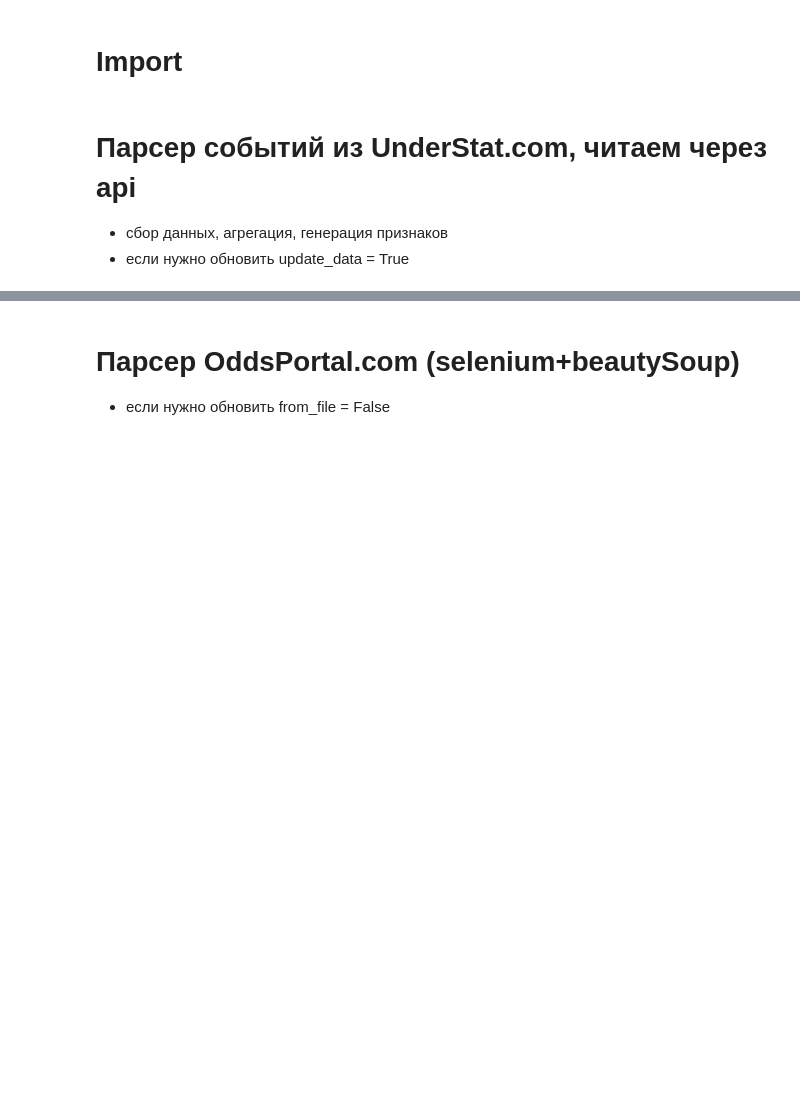
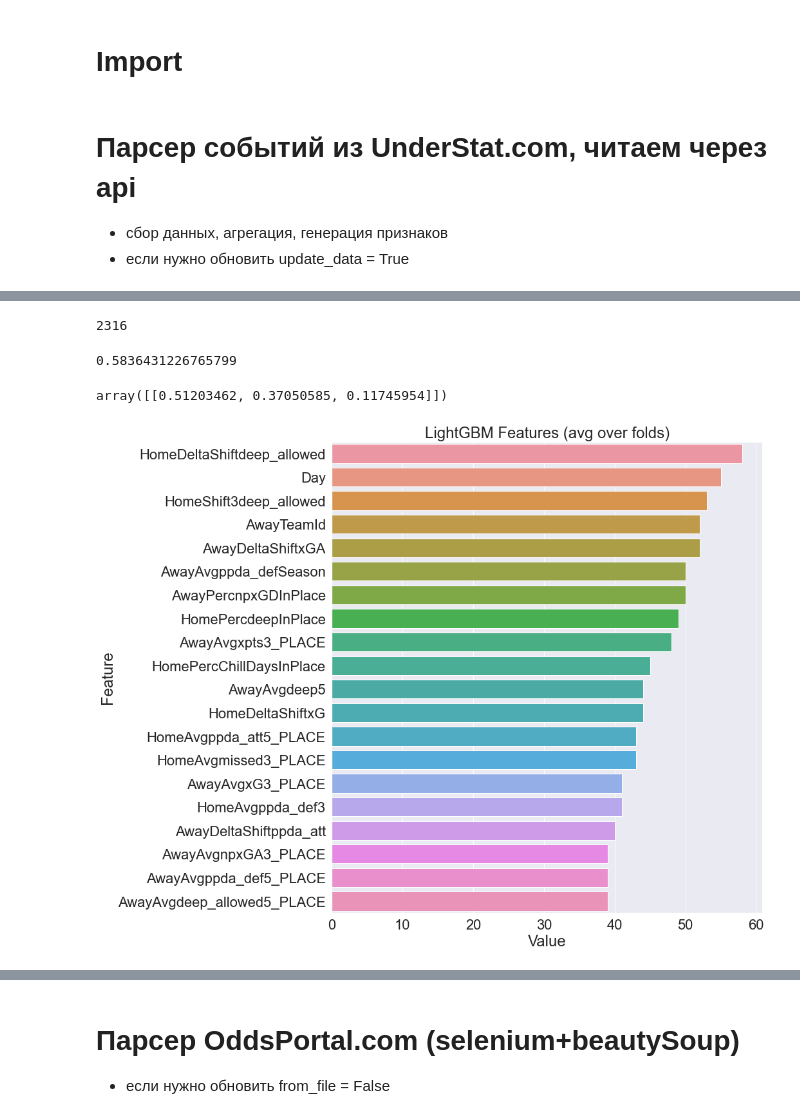
Before and after one commit to KhaitovR/footkit, a Jupyter notebook: footkit-example.ipynb, the cells around one changed output, grey strips where cells are left out. Saved outputs shown, nothing was run; the diff lists cells and outputs as text; code cells hidden in the pictures; blank space fills up the shorter version.

```diff
--- a/footkit-example.ipynb
+++ b/footkit-example.ipynb
@@ -33,7 +33,7 @@ import asyncio
 * если нужно обновить update_data = True
 # %%
 parser = Parser(Config)
-df, teams_df = await parser.get_parse_data(update_data=False, resaved_data=True)
+df, teams_df = await parser.get_parse_data(update_data=True, resaved_data=True)
 # asyncio.get_event_loop().run_until_complete(parser.get_parse_data(update_data=False, resaved_data=True))
 print('Прогнозируем:', parser.predict_targets)
 
@@ -48,0 +129,17 @@ df_targets, targets = preprocess.get_target_on_df_eng('FTHG', 'FTAG')
+# %%
+from sklearn.model_selection import train_test_split
+
+team_a = 'FC Krasnodar'
+team_b = 'Lokomotiv Moscow'
+target = '2X'
+df_check = df.query('LeagueName == "rfpl"')
+# .query('(HomeTeam in [@team_a, @team_b]) or (AwayTeam in [@team_a, @team_b])')
+
+X_train, X_val, y_train, y_val = train_test_split(
+    df_check.query('IsResult==True')[engineering_features],
+    df_targets.loc[df_check.query('IsResult==True').index][target],
+    test_size=0.2,
+    random_state=42
+)
+
+X_test = df_check.query('IsResult==False')[engineering_features].loc[[16283]]
@@ -48,0 +220,8 @@ df_targets, targets = preprocess.get_target_on_df_eng('FTHG', 'FTAG')
+# %%
+len(model.predict(X_val))
+# %% [output]
+2316
+# %%
+y_val.sum()/y_val.shape[0]
+# %% [output]
+0.5836431226765799
@@ -48,0 +239,23 @@ df_targets, targets = preprocess.get_target_on_df_eng('FTHG', 'FTAG')
+# %%
+model.predict(x_test)
+# %% [output]
+array([[0.51203462, 0.37050585, 0.11745954]])
+# %%
+# model.
+
+import matplotlib.pyplot as plt
+import seaborn as sns
+import warnings
+warnings.simplefilter(action='ignore', category=FutureWarning)
+
+feature_imp = pd.DataFrame({'Value':model.feature_importance(),'Feature':model.feature_name()})
+
+plt.figure(figsize=(15, 12))
+# sns.set(font_scale = 2)
+sns.barplot(x="Value", y="Feature", data=feature_imp.sort_values(by="Value",
+                                                    ascending=False)[0:20])
+plt.title('LightGBM Features (avg over folds)')
+plt.tight_layout()
+plt.show()
+# %% [output]
+[figure, added]
```
Also changed, not shown: parts of 20 cells of this notebook, 34 other files.
